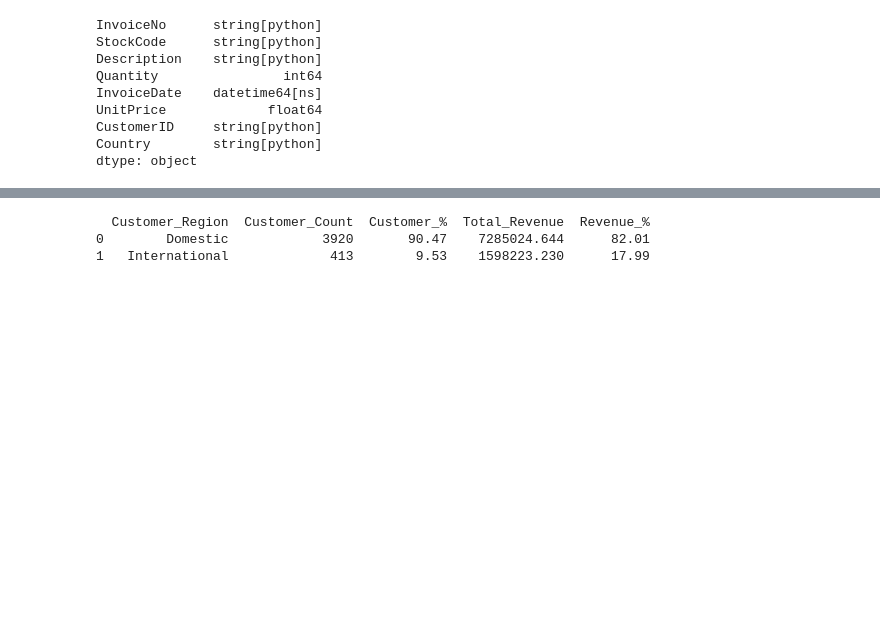
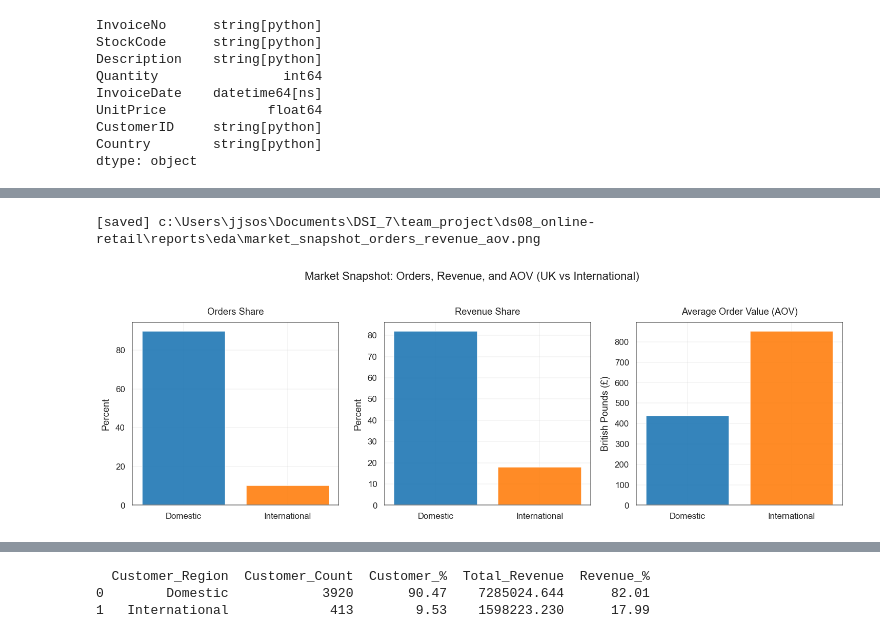
Before and after one commit to bisharatm/ds08_online-retail, a Jupyter notebook: notebooks/02_eda_and_final_preparation.ipynb, the cells around one changed output, grey strips where cells are left out. Drawn from its saved outputs; the diff is of its cells as text; code cells hidden in the pictures; blank space fills up the shorter version.

```diff
--- a/notebooks/02_eda_and_final_preparation.ipynb
+++ b/notebooks/02_eda_and_final_preparation.ipynb
@@ -155,0 +234,49 @@ online_retail_df.head()
+# %%
+# Figure 02 Market Snapshot, Orders, Revenue, and AOV (Domestic vs International)
+# Fetch base aggregates
+orders_by_region = online_retail_df.groupby("Customer_Region")["InvoiceNo"].nunique().rename("Orders")
+revenue_by_region = online_retail_df.groupby("Customer_Region")["Revenue"].sum().rename("Revenue")
+
+snap = (
+    pd.concat([orders_by_region, revenue_by_region], axis=1)
+      .reset_index()
+      .rename(columns={"Customer_Region": "Region"})
+)
+
+# Shares and AOV
+snap["Orders_%"] = snap["Orders"]  / snap["Orders"].sum()  * 100
+snap["Revenue_%"] = snap["Revenue"] / snap["Revenue"].sum() * 100
+snap["AOV"] = snap["Revenue"] / snap["Orders"]
+
+# Order bars: Domestic (UK), International
+snap = snap.set_index("Region").loc[["Domestic", "International"]].reset_index()
+colors = [COLORS["uk"], COLORS["intl"]]
+
+# Create figures and axes
+fig, axes = plt.subplots(1, 3, figsize=(13.5, 4.5))
+
+# Orders in percentage
+ax = axes[0]
+ax.bar(snap["Region"], snap["Orders_%"], color=colors, alpha=0.9)
+style_ax(ax, title="Orders Share", xlabel="", ylabel="Percent")
+
+# Revenue in percentage
+ax = axes[1]
+ax.bar(snap["Region"], snap["Revenue_%"], color=colors, alpha=0.9)
+style_ax(ax, title="Revenue Share", xlabel="", ylabel="Percent")
+
+# AOV (£ per order)
+ax = axes[2]
+ax.bar(snap["Region"], snap["AOV"], color=colors, alpha=0.9)
+style_ax(ax, title="Average Order Value (AOV)", xlabel="", ylabel="British Pounds (£)")
+
+fig.suptitle("Market Snapshot: Orders, Revenue, and AOV (UK vs International)", y=1.02)
+fig.tight_layout()
+
+out_path = eda_dir / "market_snapshot_orders_revenue_aov.png"
+fig.savefig(out_path, dpi=150, bbox_inches="tight")
+print(f"[saved] {out_path}")
+plt.show()
+# %% [output]
+[saved] c:\Users\jjsos\Documents\DSI_7\team_project\ds08_online-retail\reports\eda\market_snapshot_orders_revenue_aov.png
+[figure, added]
```
Also changed, not shown: parts of 24 cells of this notebook, 7 other files.
